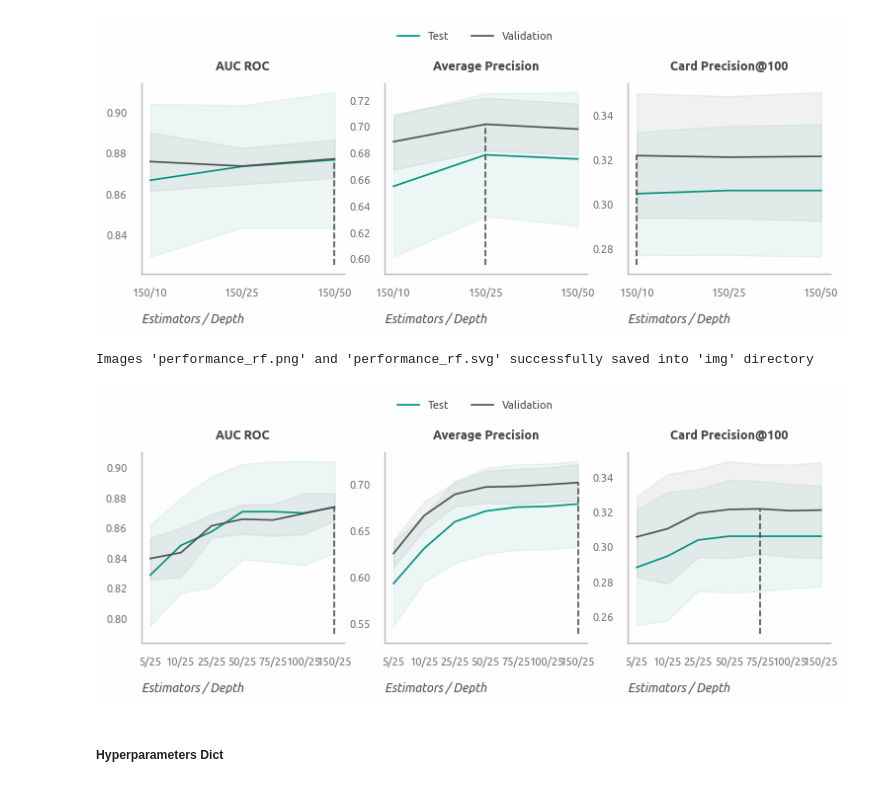
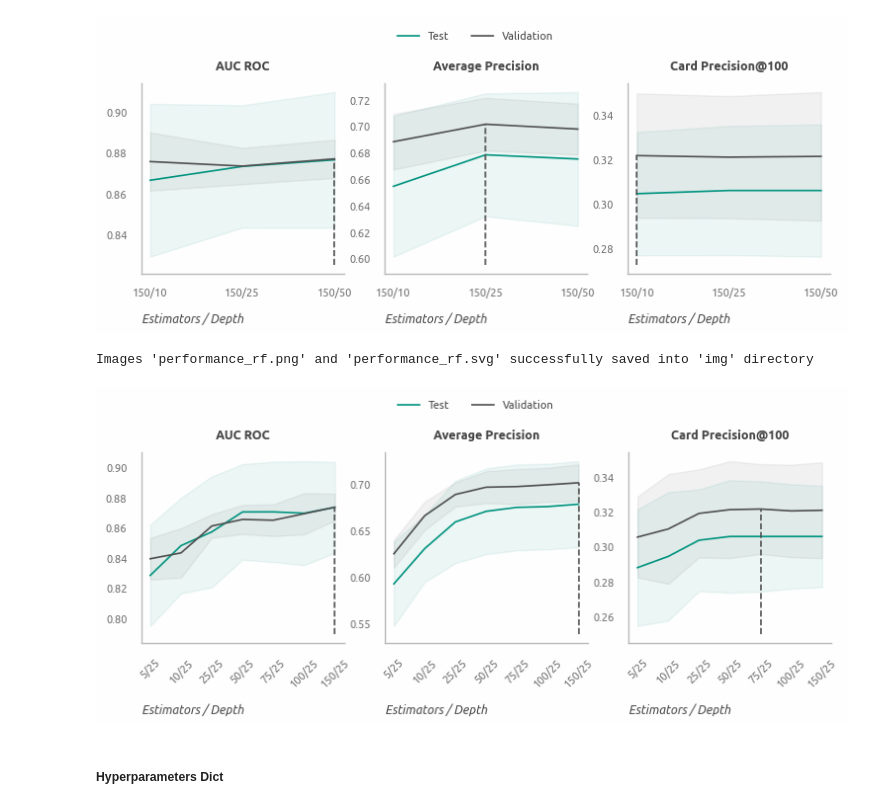
Before and after one commit to a-chasovsky/credit-card-fraud-detection, a Jupyter notebook: 2-models-evaluation.ipynb, the cells around one changed output. Drawn from its saved outputs; the diff is of its cells as text; code cells hidden in the pictures.

```diff
--- a/2-models-evaluation.ipynb
+++ b/2-models-evaluation.ipynb
@@ -239,17 +238,17 @@ performance_rf_base_plot_depth = \
 # %%
 plot_performance(
     data=performance_rf_base_plot_depth,
     metrics=metrics,
     subsets=subsets,
     xlabel='Estimators / Depth',
     colors=[palette[2], palette[-1], palette[-1]],
-    # rotation=45,
+    rotation=45,
     save=True,
     filename='performance_rf'
 )
 # %% [output]
 Images 'performance_rf.png' and 'performance_rf.svg' successfully saved into 'img' directory
-[figure, old version]
+[figure, new version]
 # %% [markdown]
 ##### Hyperparameters Dict
 # %%
```
Also changed, not shown: parts of 1 cell of this notebook, 9 other files.
